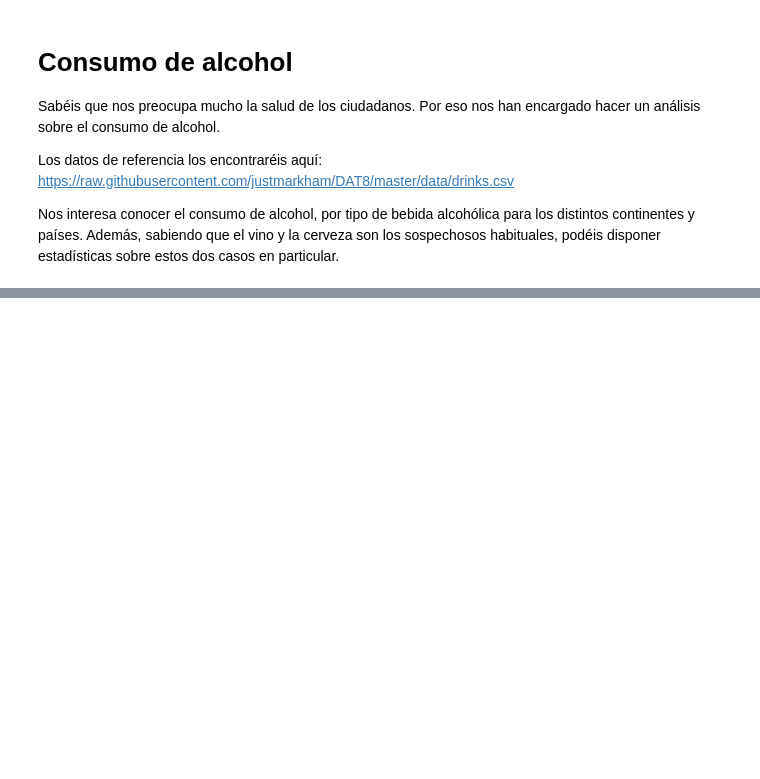
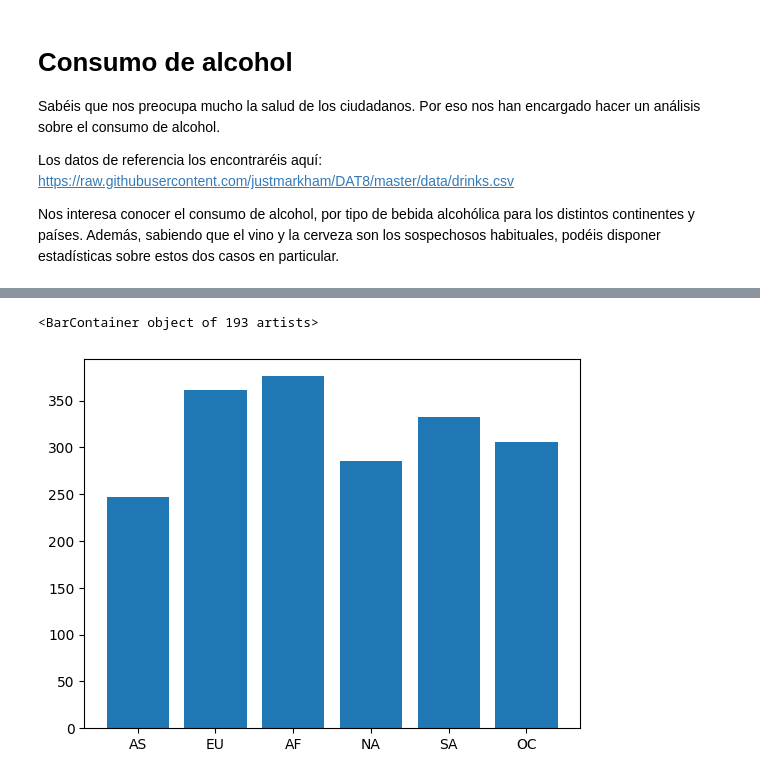
Before and after one commit to diegogerwig/TheBridge_DataScience, a Jupyter notebook: _Exercices/Exer_1_Core/Ex_1_02_Pandas/1_2_3_Alcohol _Consumption.ipynb, the cells around one changed output, grey strips where cells are left out. Drawn from its saved outputs; the diff is of its cells as text; code cells hidden in the pictures; blank space fills up the shorter version.

```diff
--- a/_Exercices/Exer_1_Core/Ex_1_02_Pandas/1_2_3_Alcohol _Consumption.ipynb
+++ b/_Exercices/Exer_1_Core/Ex_1_02_Pandas/1_2_3_Alcohol _Consumption.ipynb
@@ -51,0 +227,5 @@ df['total_litres_of_pure_alcohol'].plot()
+# %%
+plt.bar(df.continent, df.beer_servings)
+# %% [output]
+<BarContainer object of 193 artists>
+[figure, added]
```
Also changed, not shown: parts of 19 cells of this notebook.
